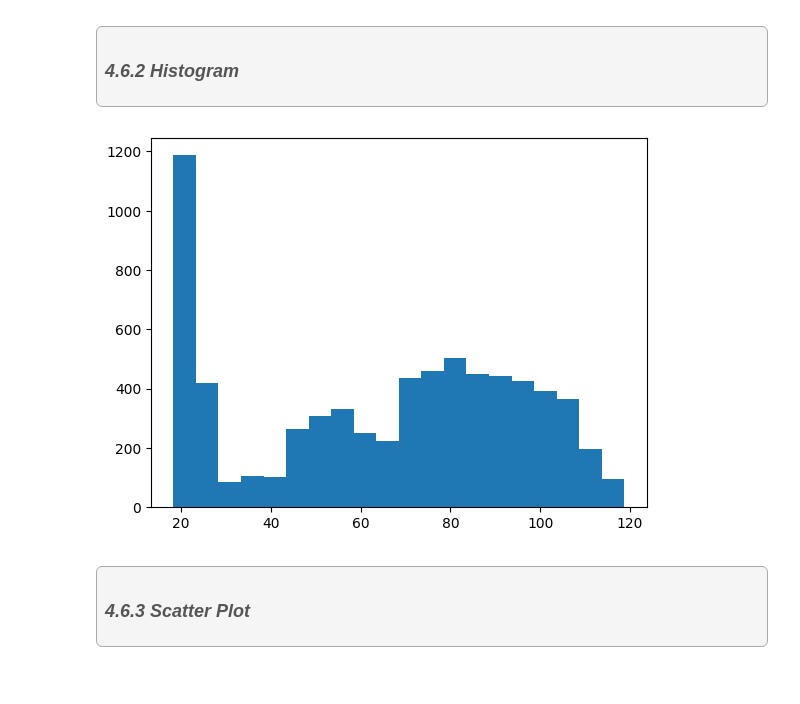
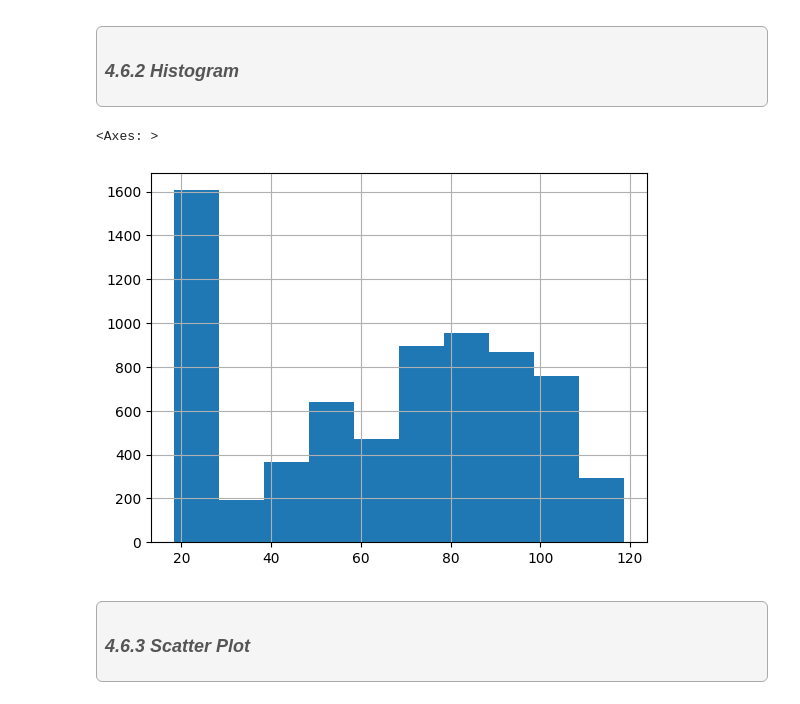
Before and after one commit to aneesofficial/Project-3, a Jupyter notebook: Telecom_Dataset.ipynb, the cells around one changed output. Drawn from its saved outputs; the diff is of its cells as text; code cells hidden in the pictures.

```diff
--- a/Telecom_Dataset.ipynb
+++ b/Telecom_Dataset.ipynb
@@ -541,11 +510,11 @@ plt.show()
         4.6.2 Histogram
     </h3>
 </div>
-# %%
-plt.hist(df['MonthlyCharges'], bins = 20)
-plt.show()
-# %% [output]
-[figure, removed]
+# %%
+df['MonthlyCharges'].hist()
+# %% [output]
+<Axes: >
+[figure, added]
 # %% [markdown]
 <div style="background-color:#F5F5F5; padding: 8px; border-radius: 6px; box-shadow: 0 1px 2px 0 rgba(0, 0, 0, 0.1); border:1px solid #A9A9A9; margin-top: 8px; margin-left: 40px;">
     <h3 style="font-size:18px; font-family:Georgia, serif; color:#555555; text-align: left; margin: 0; font-style: italic;">
```
Also changed, not shown: parts of 11 cells of this notebook.
